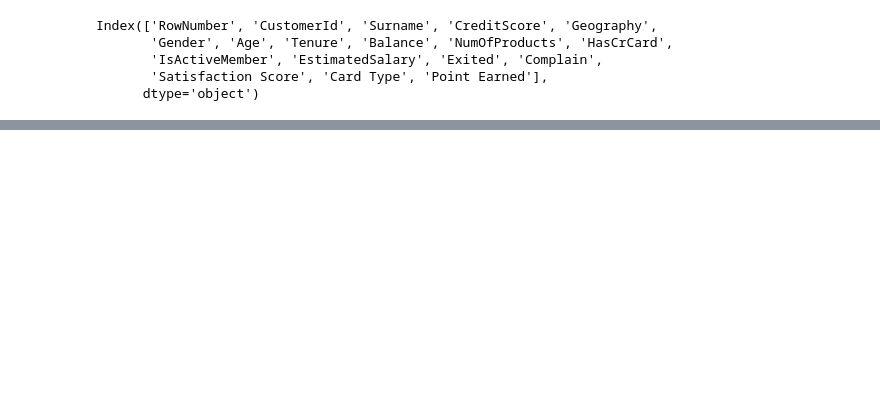
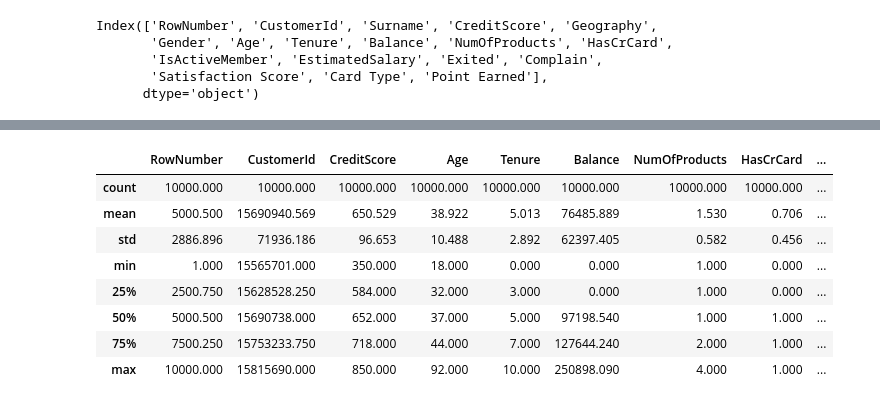
Before and after one commit to mrizkyfauzi24/Portfolio, a Jupyter notebook: Bank Customer Churn/Data_Modeling.ipynb, the cells around one changed output, grey strips where cells are left out. Drawn from its saved outputs; the diff is of its cells as text; code cells hidden in the pictures; blank space fills up the shorter version.

```diff
--- a/Bank Customer Churn/Data_Modeling.ipynb
+++ b/Bank Customer Churn/Data_Modeling.ipynb
@@ -97,0 +429,13 @@ LE = LabelEncoder()
+# %%
+new_df_select = df_select.copy()
+new_df_select.describe()
+# %% [output]
+|  | RowNumber | CustomerId | CreditScore | Age | Tenure | Balance | NumOfProducts | HasCrCard | ... |
+| count | 10000.000 | 10000.000 | 10000.000 | 10000.000 | 10000.000 | 10000.000 | 10000.000 | 10000.000 | ... |
+| mean | 5000.500 | 15690940.569 | 650.529 | 38.922 | 5.013 | 76485.889 | 1.530 | 0.706 | ... |
+| std | 2886.896 | 71936.186 | 96.653 | 10.488 | 2.892 | 62397.405 | 0.582 | 0.456 | ... |
+| min | 1.000 | 15565701.000 | 350.000 | 18.000 | 0.000 | 0.000 | 1.000 | 0.000 | ... |
+| 25% | 2500.750 | 15628528.250 | 584.000 | 32.000 | 3.000 | 0.000 | 1.000 | 0.000 | ... |
+| 50% | 5000.500 | 15690738.000 | 652.000 | 37.000 | 5.000 | 97198.540 | 1.000 | 1.000 | ... |
+| 75% | 7500.250 | 15753233.750 | 718.000 | 44.000 | 7.000 | 127644.240 | 2.000 | 1.000 | ... |
+| max | 10000.000 | 15815690.000 | 850.000 | 92.000 | 10.000 | 250898.090 | 4.000 | 1.000 | ... |
```
Also changed, not shown: parts of 28 cells of this notebook.
